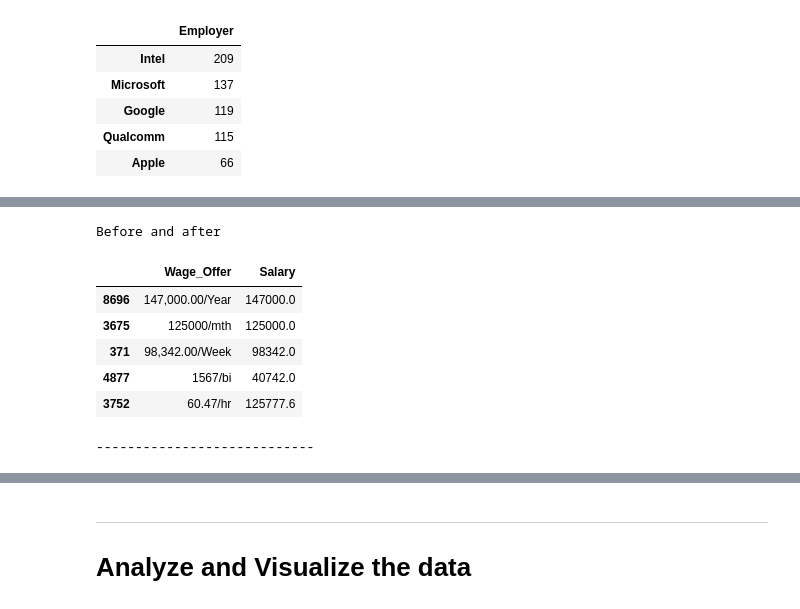
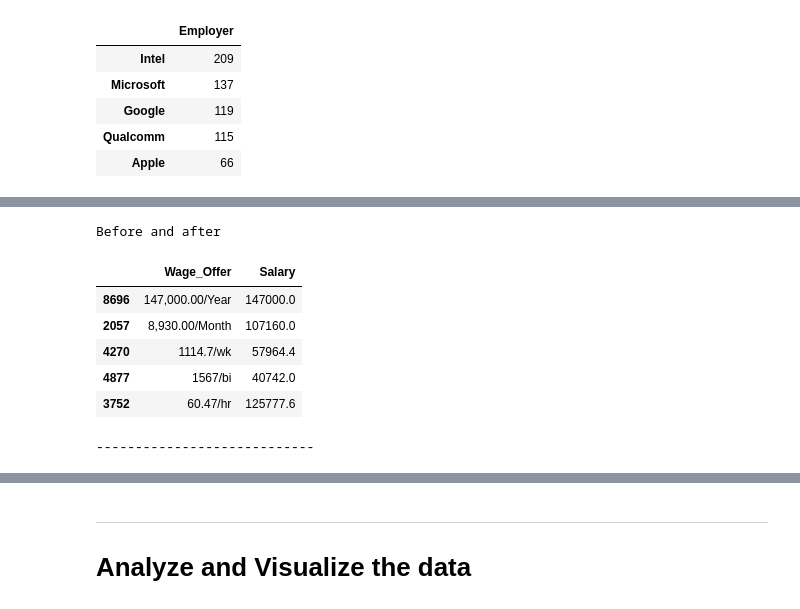
Before and after one commit to ktc312/Data-Analysis-Example, a Jupyter notebook: Taiwanese PERM data anaylsis.ipynb, the cells around one changed output, grey strips where cells are left out. Cells and saved outputs as stored; diff of their text form; code cells hidden in the pictures.

Commit message:
better where statement

```diff
--- a/Taiwanese PERM data anaylsis.ipynb
+++ b/Taiwanese PERM data anaylsis.ipynb
@@ -194,45 +194,45 @@ perm.head()
 | 4 | 2016-09-30 | Hauptman ham | Certified | Paralegals and Legal Assistants, ... | 108,909.00/Year | Alexandra | VA | NaN | No |
 # %%
 # Convert Wage_Offer to equivalent annual salary
-wage_unit = perm.Wage_Offer.str.split('/').str[1].str.upper()
+wage_unit = perm.Wage_Offer.str.split('/').str[1].str.upper().str[0]
 wage      = perm.Wage_Offer.str.split('/').str[0].str.replace(",", "").astype(np.float64)
 
 # edit typo
-wage_unit.loc[(6130, 371, 3675)] = 'YR'
+wage_unit.loc[(6130, 371, 3675)] = 'Y'
 wage.loc[(3679)] = np.float64(172500)
 
-perm['Salary'] = np.where(wage_unit.isin(['YEAR', 'YR']),
+perm['Salary'] = np.where(wage_unit == 'Y',
                           wage,
-                          np.where(wage_unit.isin(['MONTH', 'MTH']),
+                          np.where(wage_unit == 'M',
                                    wage * 12,
-                                   np.where(wage_unit.isin(['WEEK', 'WK']),
+                                   np.where(wage_unit == 'W',
                                             wage * 52,
-                                            np.where(wage_unit.isin(['BI']),
+                                            np.where(wage_unit == 'B',
                                                      wage * 26,
-                                                     np.where((wage_unit.isin(['HOUR', 'HR']))| (wage <= 100),
+                                                     np.where((wage_unit == 'H')| (wage <= 100),
                                                               wage * 2080,
                                                               wage
                                                              )
                                                     )
                                            )
                                   )
                          )
 
 print('Before and after')
 
-edited_example = perm.iloc[[8696, 3675, 371, 4877, 3752]][['Wage_Offer', 'Salary']]
+edited_example = perm.iloc[[8696, 2057, 4270, 4877, 3752]][['Wage_Offer', 'Salary']]
 display(edited_example)
 
 print('----------------------------')
 
 perm = perm.drop('Wage_Offer', axis=1)
 perm.head()
 # %% [output]
 Before and after
 |  | Wage_Offer | Salary |
 | 8696 | 147,000.00/Year | 147000.0 |
-| 3675 | 125000/mth | 125000.0 |
-| 371 | 98,342.00/Week | 98342.0 |
+| 2057 | 8,930.00/Month | 107160.0 |
+| 4270 | 1114.7/wk | 57964.4 |
 | 4877 | 1567/bi | 40742.0 |
 | 3752 | 60.47/hr | 125777.6 |
 ----------------------------
```
Also changed, not shown: parts of 2 cells of this notebook.
